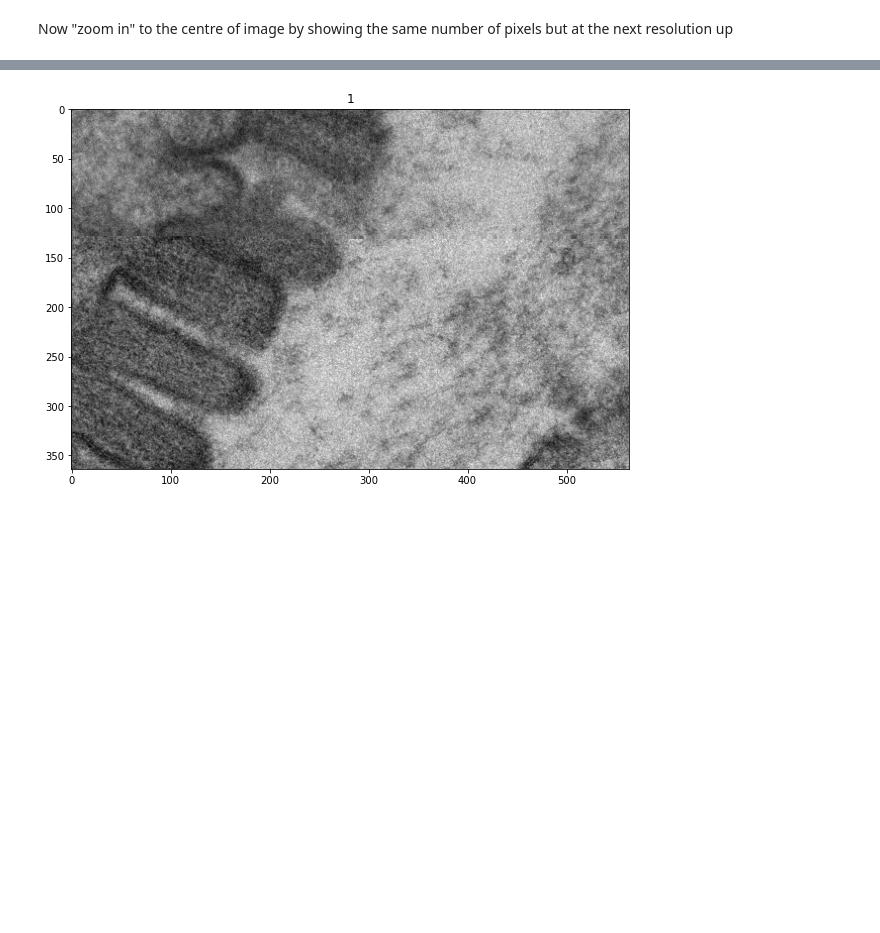
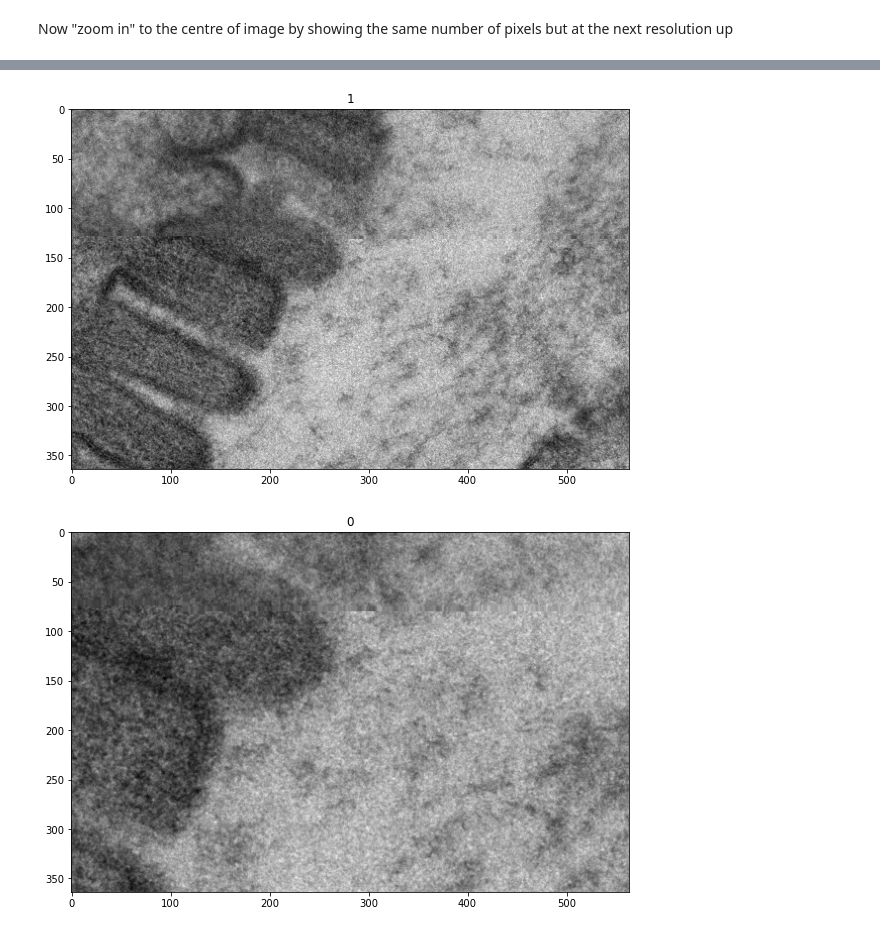
Before and after one commit to ome/omero-guide-python, a Jupyter notebook: notebooks/zarr-public-s3-multiscale.ipynb, the cells around one changed output, grey strips where cells are left out. Saved outputs shown, nothing was run; the diff lists cells and outputs as text; code cells hidden in the pictures; blank space fills up the shorter version.

```diff
--- a/notebooks/zarr-public-s3-multiscale.ipynb
+++ b/notebooks/zarr-public-s3-multiscale.ipynb
@@ -99,21 +98,22 @@ Now "zoom in" to the centre of image by showing the same number of pixels but at
 # %%
 dy = int(a0.shape[0] / 2)
 dx = int(a0.shape[1] / 2)
 
-for r in resolutions[-4:0:-1]:
+for r in reversed(resolutions[:-3]):
     a = darrays[r][0, 0, 0, :, :]
     # Change the following line to zoom into a different location
     cy, cx = int(a.shape[0] / 2), int(a.shape[1] / 2)
     region = a[cy-dy:cy+dy, cx-dx:cx+dx]
     plt.figure(figsize=(10, 10))
     plt.imshow(a[cy-dy:cy+dy, cx-dx:cx+dx], cmap='gray')
     plt.title(r)
     plt.show()
 # %% [output]
 [figure]
 [figure]
 [figure]
 [figure]
 [figure]
 [figure]
 [figure]
+[figure, added]
```
Also changed, not shown: parts of 1 cell of this notebook.
